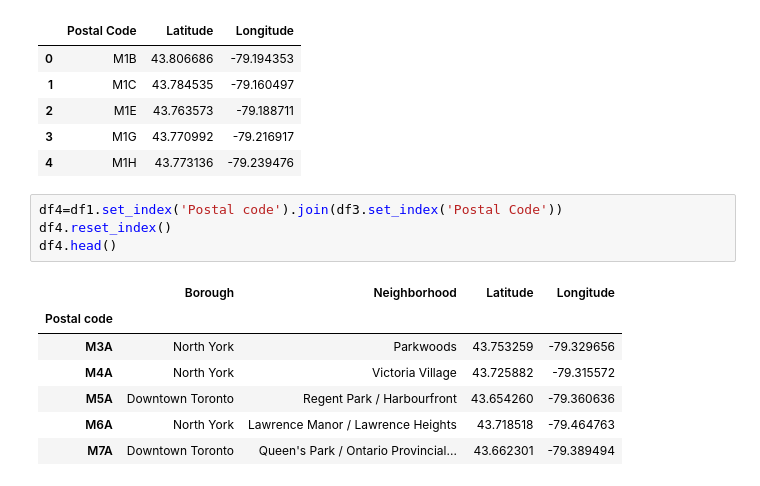
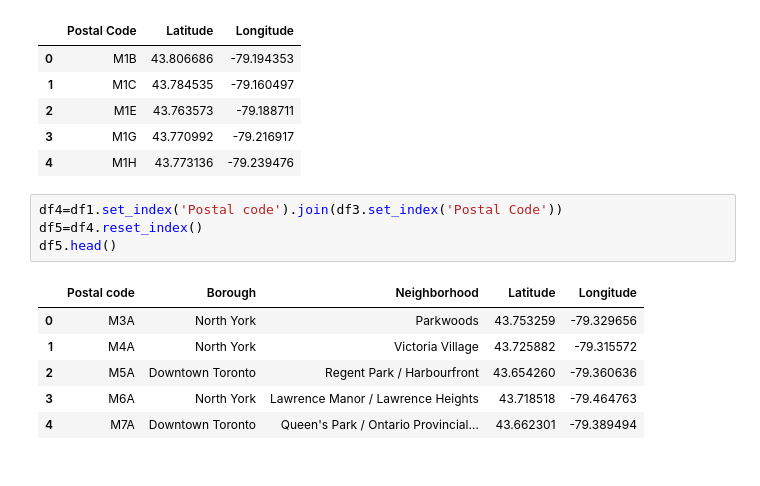
Before and after one commit to riccardodonega/Ric, a Jupyter notebook: Segmenting and Clustering Neighborhoods in Toronto.ipynb, the cells around one changed output. Drawn from its saved outputs; the diff is of its cells as text.

```diff
--- a/Segmenting and Clustering Neighborhoods in Toronto.ipynb
+++ b/Segmenting and Clustering Neighborhoods in Toronto.ipynb
@@ -50,13 +56,12 @@ df3.head()
 | 4 | M1H | 43.773136 | -79.239476 |
 # %%
 df4=df1.set_index('Postal code').join(df3.set_index('Postal Code'))
-df4.reset_index()
-df4.head()
+df5=df4.reset_index()
+df5.head()
 # %% [output]
-|  | Borough | Neighborhood | Latitude | Longitude |
-| Postal code |  |  |  |  |
-| M3A | North York | Parkwoods | 43.753259 | -79.329656 |
-| M4A | North York | Victoria Village | 43.725882 | -79.315572 |
-| M5A | Downtown Toronto | Regent Park / Harbourfront | 43.654260 | -79.360636 |
-| M6A | North York | Lawrence Manor / Lawrence Heights | 43.718518 | -79.464763 |
-| M7A | Downtown Toronto | Queen's Park / Ontario Provincial... | 43.662301 | -79.389494 |
+|  | Postal code | Borough | Neighborhood | Latitude | Longitude |
+| 0 | M3A | North York | Parkwoods | 43.753259 | -79.329656 |
+| 1 | M4A | North York | Victoria Village | 43.725882 | -79.315572 |
+| 2 | M5A | Downtown Toronto | Regent Park / Harbourfront | 43.654260 | -79.360636 |
+| 3 | M6A | North York | Lawrence Manor / Lawrence Heights | 43.718518 | -79.464763 |
+| 4 | M7A | Downtown Toronto | Queen's Park / Ontario Provincial... | 43.662301 | -79.389494 |
```
Also changed, not shown: parts of 34 cells of this notebook.
